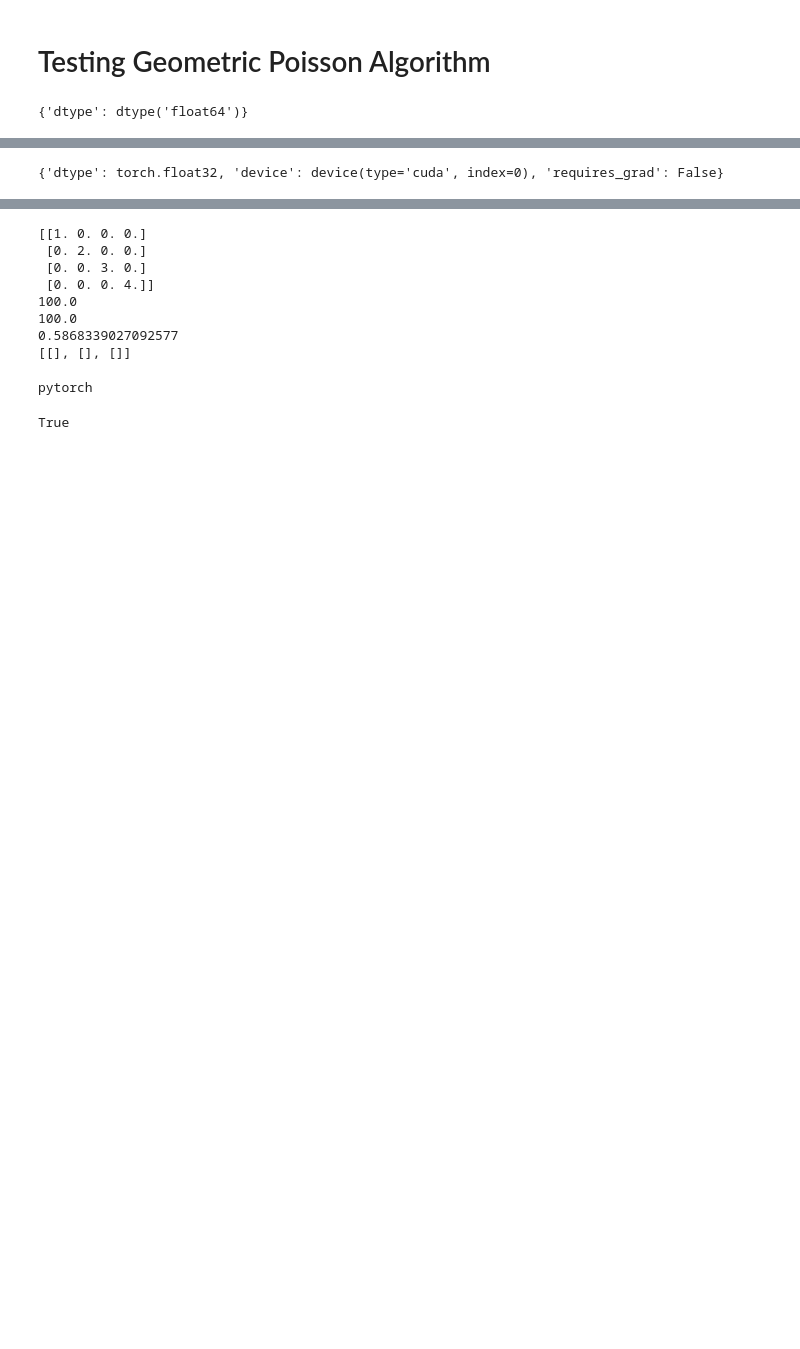
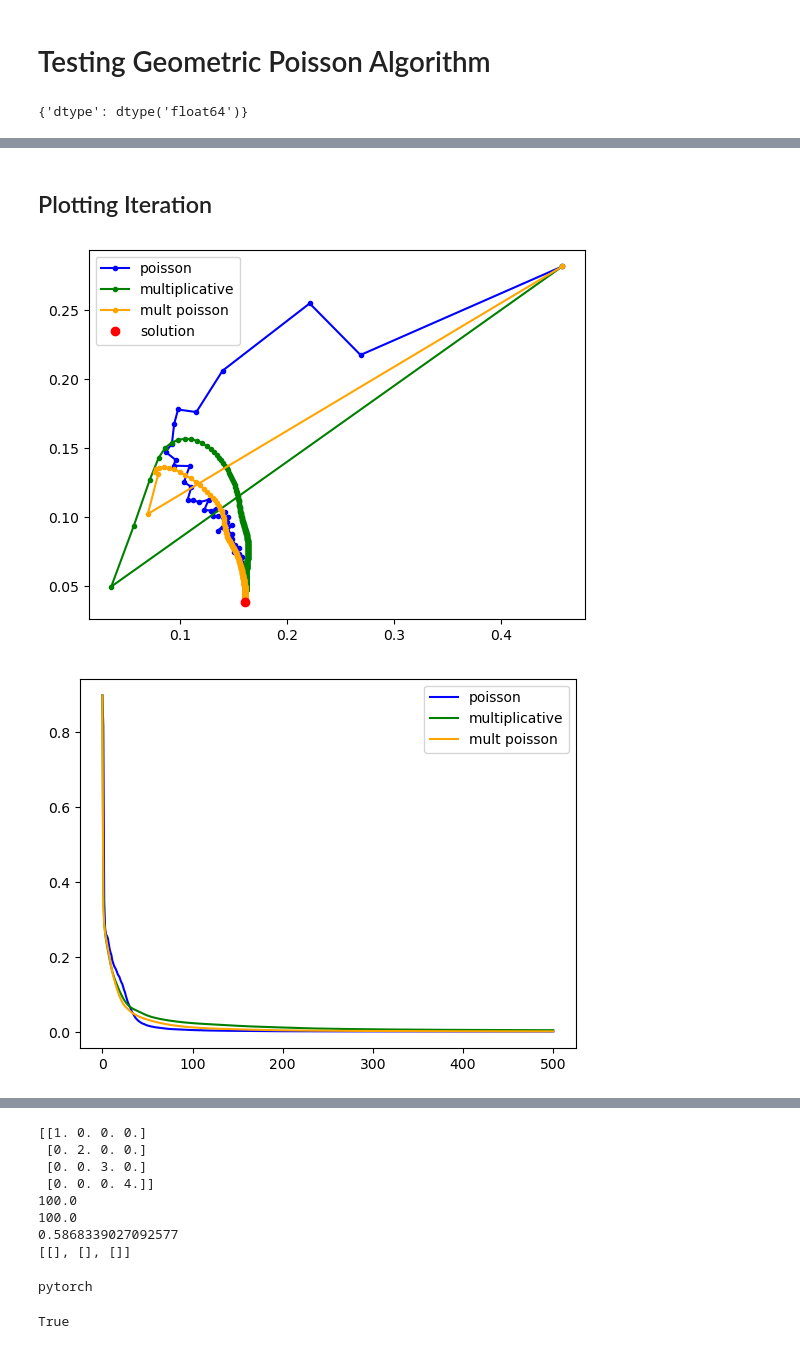
Before and after one commit to IntegrierBar/GeometricTensorFactorization, a Jupyter notebook: Masterarbeit.ipynb, the cells around one changed output, grey strips where cells are left out. Drawn from its saved outputs; the diff is of its cells as text; code cells hidden in the pictures; blank space fills up the shorter version.

```diff
--- a/Masterarbeit.ipynb
+++ b/Masterarbeit.ipynb
@@ -119,8 +113,65 @@ gradiend_at_iteration =
+# %% [markdown]
+## Plotting Iteration
 # %%
-tl.set_backend('pytorch')
-context = {'dtype': tl.float32,
-           'device': 'cuda'}
-tensor = random_cp_with_noise((10, 10, 10), 2, context=context)
-print(tl.context(tensor))
+# plot part of the iteration by taking 2 Choords of the tensor and plotting there
+tl.set_backend('numpy')
+F = 3
+max_iter = 500
+index0 = (1, 1, 1)
+index1 = (1, 1, 2)
+
+tensor = random_cp_with_noise((100, 100, 3), F, noise_scaling=0.0)
+initial_A_ns = create_initial_data(tensor, F)
+A_ns_poisson = deepcopy(initial_A_ns)
+A_ns_mult = deepcopy(initial_A_ns)
+A_ns_mult_poisson = deepcopy(initial_A_ns)
+
+intital_approx = defactorizing_CP(initial_A_ns, tensor.shape)
+
+# list of tuples (index0, index1) during the iteration for the 3 algorithms
+graph_poisson = [(intital_approx[index0], intital_approx[index1])]
+graph_mult = [(intital_approx[index0], intital_approx[index1])]
+graph_mult_poisson = [(intital_approx[index0], intital_approx[index1])]
+
+RE_poisson = [tl.norm(tensor - defactorizing_CP(initial_A_ns, tensor.shape)) / tl.norm(tensor)]
+RE_mult = [tl.norm(tensor - defactorizing_CP(initial_A_ns, tensor.shape)) / tl.norm(tensor)]
+RE_mult_poisson = [tl.norm(tensor - defactorizing_CP(initial_A_ns, tensor.shape)) / tl.norm(tensor)]
+
+# achive this by always doing one iteration step from each algorithm
+for i in range(max_iter):
+    # Poisson algorithm
+    A_ns_poisson, RE, approx_poisson, _ = tensor_factorization_cp_poisson(tensor, F, max_iter=1, detailed=True, initial_A_ns=A_ns_poisson)
+    graph_poisson.append( (approx_poisson[index0], approx_poisson[index1]) )
+    RE_poisson.append(RE[-1])
+
+    # Multiplicative algorithm
+    A_ns_mult, RE, approx_mult = tensor_factorization_cp_multiplicative(tensor, F, max_iter=1, detailed=True, initial_A_ns=A_ns_mult)
+    graph_mult.append( (approx_mult[index0], approx_mult[index1]) )
+    RE_mult.append(RE[-1])
+
+    # Multiplicative Poisson algorithm
+    A_ns_mult_poisson, RE, approx_mult_poisson = tensor_factorization_cp_multiplicative_poisson(tensor, F, max_iter=1, detailed=True, initial_A_ns=A_ns_mult_poisson)
+    graph_mult_poisson.append( (approx_mult_poisson[index0], approx_mult_poisson[index1]) )
+    RE_mult_poisson.append(RE[-1])
+
+
+
+
+
+plt.plot([e[0] for e in graph_poisson], [e[1] for e in graph_poisson], marker='.', label='poisson', color='blue')
+plt.plot([e[0] for e in graph_mult], [e[1] for e in graph_mult], marker='.', label='multiplicative', color='green')
+plt.plot([e[0] for e in graph_mult_poisson], [e[1] for e in graph_mult_poisson], marker='.', label='mult poisson', color='orange')
+# plot true solution
+plt.plot(tensor[index0], tensor[index1], 'o', label='solution', color='red')
+plt.legend()
+plt.show()
+
+
+plt.plot(RE_poisson, label='poisson', color='blue')
+plt.plot(RE_mult, label='multiplicative', color='green')
+plt.plot(RE_mult_poisson, label='mult poisson', color='orange')
+plt.legend()
+plt.show()
 # %% [output]
-{'dtype': torch.float32, 'device': device(type='cuda', index=0), 'requires_grad': False}
+[figure, added]
+[figure, added]
```
Also changed, not shown: parts of 9 cells of this notebook, 1 other file.
